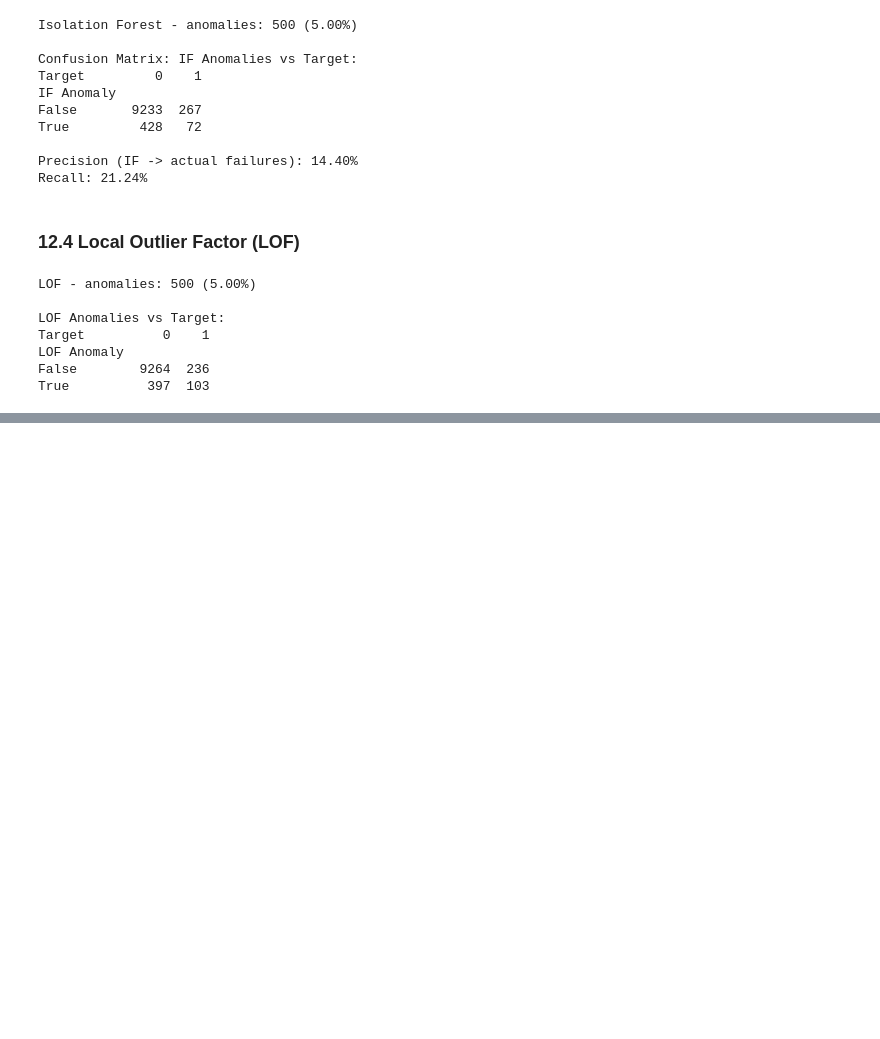
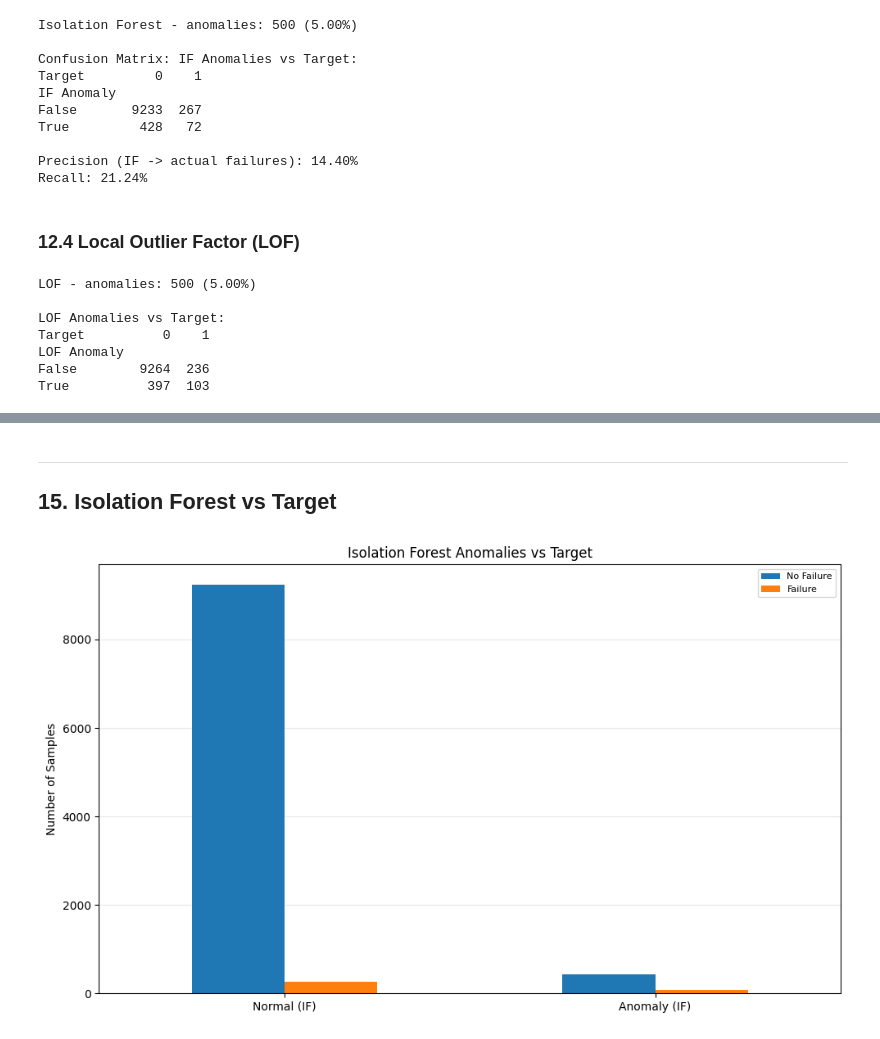
Before and after one commit to hadoyyo/Machine-Predictive-Maintenance-Expert-System, a Jupyter notebook: machine_predictive_maintenance.ipynb, the cells around one changed output, grey strips where cells are left out. Drawn from its saved outputs; the diff is of its cells as text; code cells hidden in the pictures; blank space fills up the shorter version.

```diff
--- a/machine_predictive_maintenance.ipynb
+++ b/machine_predictive_maintenance.ipynb
@@ -367,0 +408,18 @@ True          397  103
+# %% [markdown]
+---
+## 15. Isolation Forest vs Target
+# %%
+fig, ax = plt.subplots(figsize=(10, 6))
+ct = pd.crosstab(iso_anomaly, df['Target'])
+ct.index = ['Normal (IF)', 'Anomaly (IF)']
+ct.columns = ['No Failure', 'Failure']
+ct.plot(kind='bar', ax=ax, rot=0)
+ax.set_title('Isolation Forest Anomalies vs Target')
+ax.set_ylabel('Number of Samples')
+ax.legend(fontsize=8)
+ax.yaxis.grid(True, alpha=0.3)
+ax.set_axisbelow(True)
+plt.tight_layout()
+plt.show()
+# %% [output]
+[figure, added]
```
Also changed, not shown: parts of 18 cells of this notebook.
